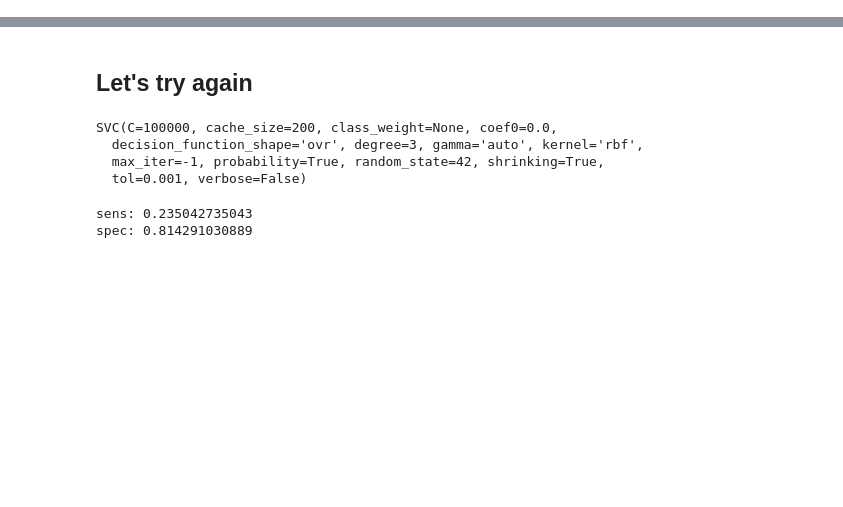
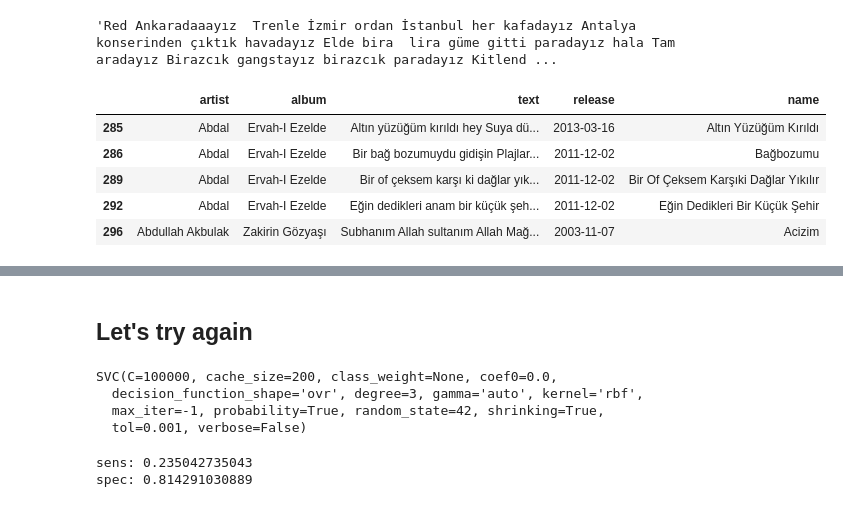
Before and after one commit to jonwithers/turkish-song-nlp, a Jupyter notebook: notebooks/Untitled.ipynb, the cells around one changed output, grey strips where cells are left out. Cells and saved outputs as stored; diff of their text form; code cells hidden in the pictures; blank space fills up the shorter version.

```diff
--- a/notebooks/Untitled.ipynb
+++ b/notebooks/Untitled.ipynb
@@ -112,0 +26,4 @@ lr.score(X_train, y_train)
+# %%
+df['text'][1593]
+# %% [output]
+'Red Ankaradaaayız  Trenle İzmir ordan İstanbul her kafadayız Antalya konserinden çıktık havadayız Elde bira  lira güme gitti paradayız hala Tam aradayız Birazcık gangstayız birazcık paradayız Kitlend ...
@@ -112,0 +32,9 @@ lr.score(X_train, y_train)
+# %%
+df.head()
+# %% [output]
+|  | artist | album | text | release | name |
+| 285 | Abdal | Ervah-I Ezelde | Altın yüzüğüm kırıldı hey Suya dü... | 2013-03-16 | Altın Yüzüğüm Kırıldı |
+| 286 | Abdal | Ervah-I Ezelde | Bir bağ bozumuydu gidişin Plajlar... | 2011-12-02 | Bağbozumu |
+| 289 | Abdal | Ervah-I Ezelde | Bir of çeksem karşı ki dağlar yık... | 2011-12-02 | Bir Of Çeksem Karşıki Dağlar Yıkılır |
+| 292 | Abdal | Ervah-I Ezelde | Eğin dedikleri anam bir küçük şeh... | 2011-12-02 | Eğin Dedikleri Bir Küçük Şehir |
+| 296 | Abdullah Akbulak | Zakirin Gözyaşı | Subhanım Allah sultanım Allah Mağ... | 2003-11-07 | Acizim |
```
Also changed, not shown: parts of 32 cells of this notebook, 9 other files.
